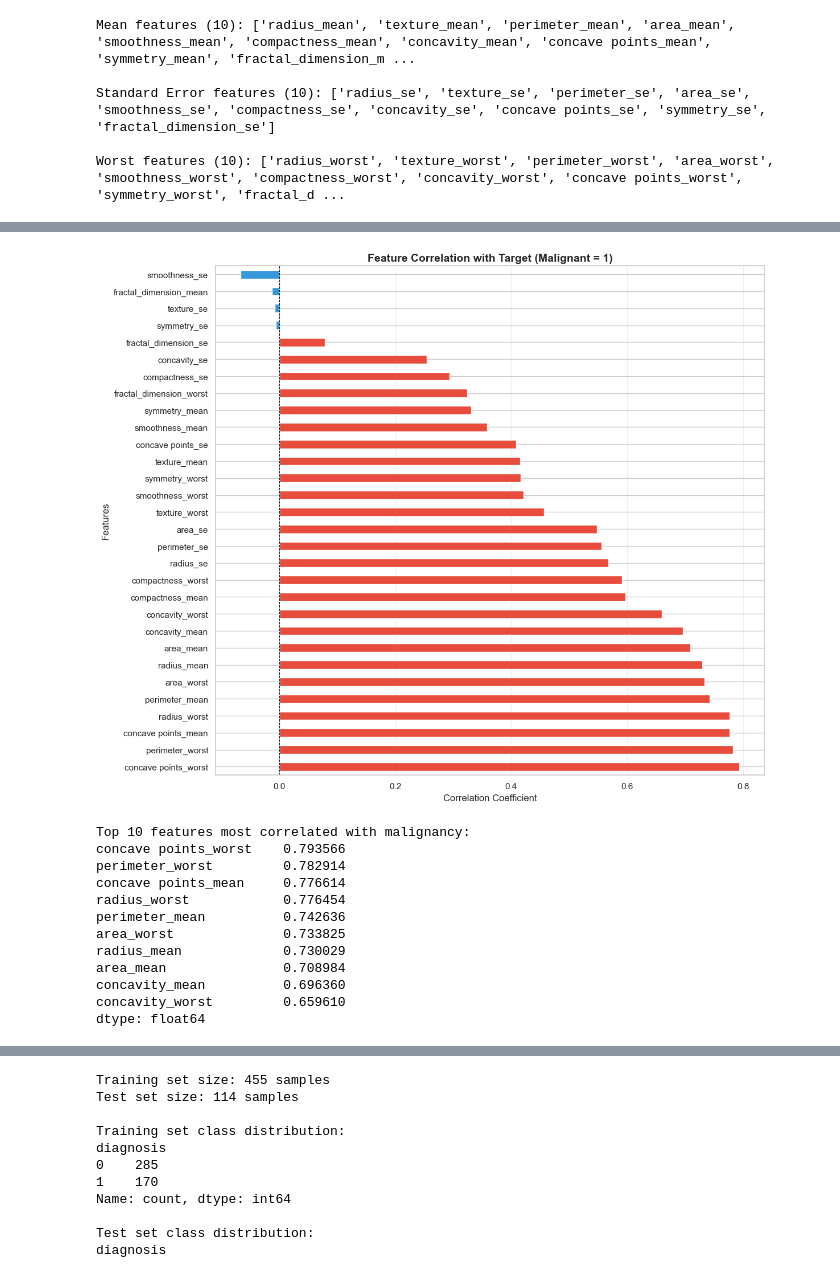
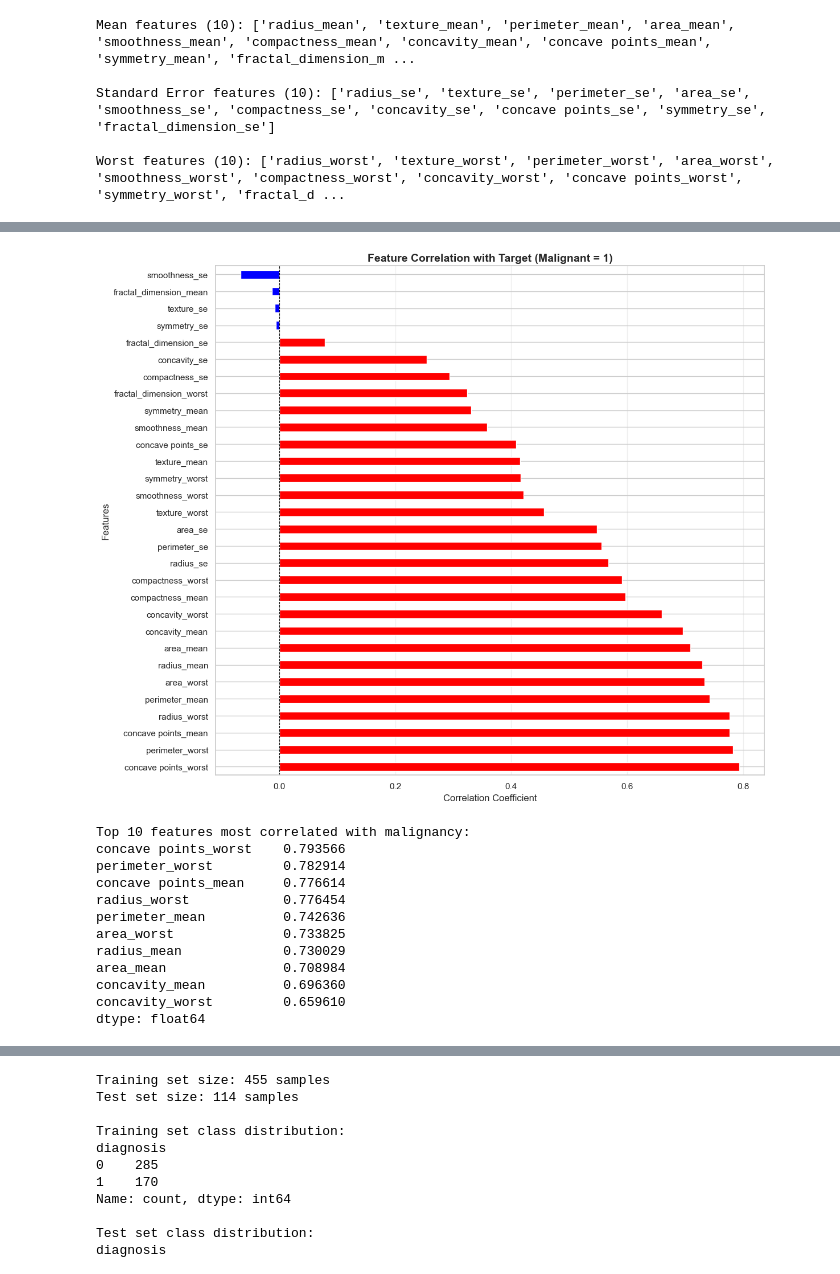
Before and after one commit to xjialu/4020a2, a Jupyter notebook: asher_task3.ipynb, the cells around one changed output, grey strips where cells are left out. Saved outputs shown, nothing was run; the diff lists cells and outputs as text; code cells hidden in the pictures.

```diff
--- a/asher_task3.ipynb
+++ b/asher_task3.ipynb
@@ -23,7 +23,7 @@ plt.rcParams['figure.figsize'] = (12, 6)
 RANDOM_STATE = 15
 np.random.seed(RANDOM_STATE)
 # %%
-data_path = "data/raw/erdemtaha_cancer_data.csv"
+data_path = "data/cancer_data.csv"
 df_raw = pd.read_csv(data_path)
 
 print(f"dataset shape: {df_raw.shape}")
@@ -198,21 +113,21 @@ plt.show()
 # %%
 # Correlation with target variable
 target_corr = X.corrwith(y).sort_values(ascending=False)
 
 plt.figure(figsize=(12, 10))
-target_corr.plot(kind='barh', color=['#e74c3c' if x > 0 else '#3498db' for x in target_corr])
+target_corr.plot(kind='barh', color=['red' if x > 0 else 'blue' for x in target_corr])
 plt.title('Feature Correlation with Target (Malignant = 1)', fontsize=14, fontweight='bold')
 plt.xlabel('Correlation Coefficient', fontsize=12)
 plt.ylabel('Features', fontsize=12)
 plt.axvline(x=0, color='black', linestyle='--', linewidth=0.8)
 plt.grid(axis='x', alpha=0.3)
 plt.tight_layout()
 plt.show()
 
 print("\nTop 10 features most correlated with malignancy:")
 print(target_corr.head(10))
 # %% [output]
-[figure, old version]
+[figure, new version]
 Top 10 features most correlated with malignancy:
 concave points_worst    0.793566
 perimeter_worst         0.782914
```
Also changed, not shown: parts of 32 cells of this notebook.
